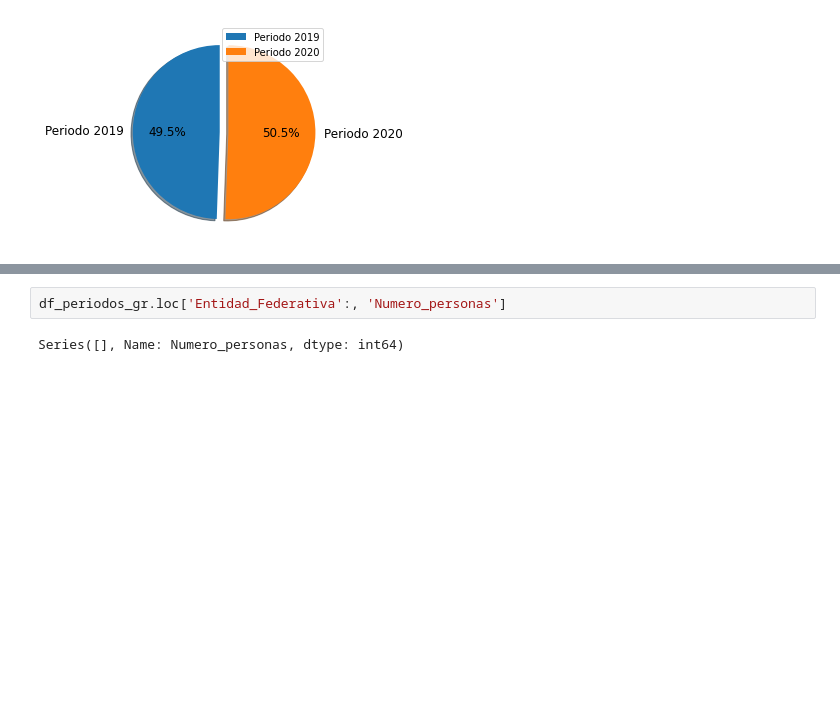
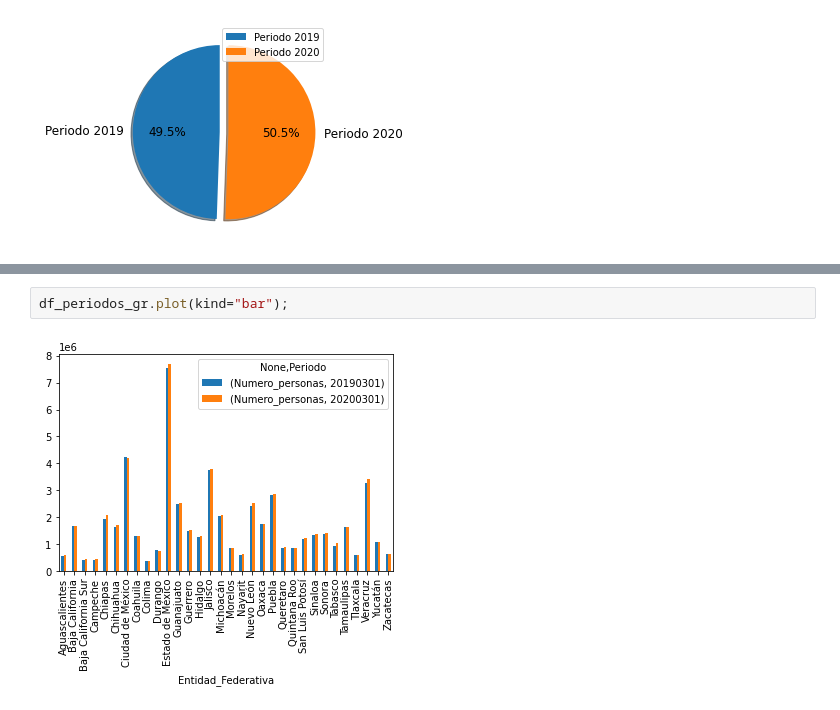
Before and after one commit to magtrejo/Proyecto-Beu, a Jupyter notebook: Ocupacion_x_actividad.ipynb, the cells around one changed output, grey strips where cells are left out. Drawn from its saved outputs; the diff is of its cells as text; blank space fills up the shorter version.

```diff
--- a/Ocupacion_x_actividad.ipynb
+++ b/Ocupacion_x_actividad.ipynb
@@ -202,7 +203,7 @@ df_periodos_gr
 | Veracruz | 3265254 | 3431708 |
 | Yucatán | 1073627 | 1086089 |
 | Zacatecas | 624094 | 646456 |
-# %%
-df_periodos_gr.loc['Entidad_Federativa':, 'Numero_personas']
-# %% [output]
-Series([], Name: Numero_personas, dtype: int64)
+# %%
+df_periodos_gr.plot(kind="bar");
+# %% [output]
+[figure, added]
```
Also changed, not shown: parts of 11 cells of this notebook.
